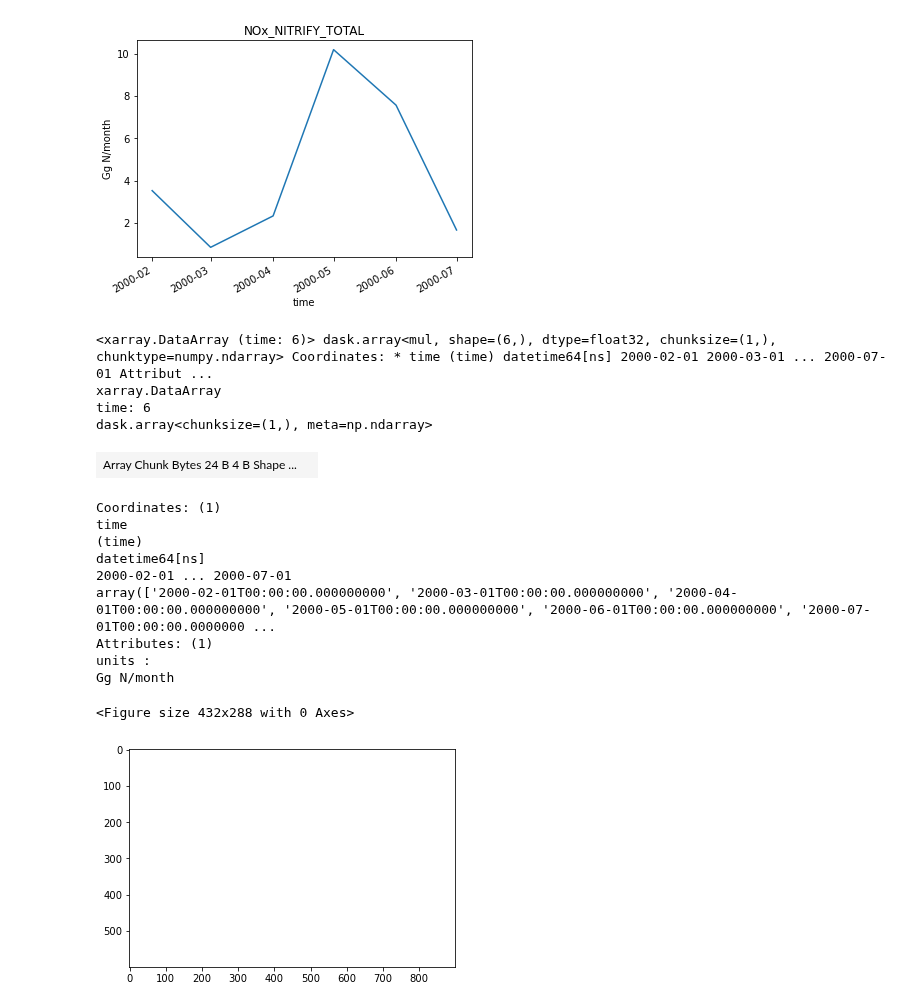
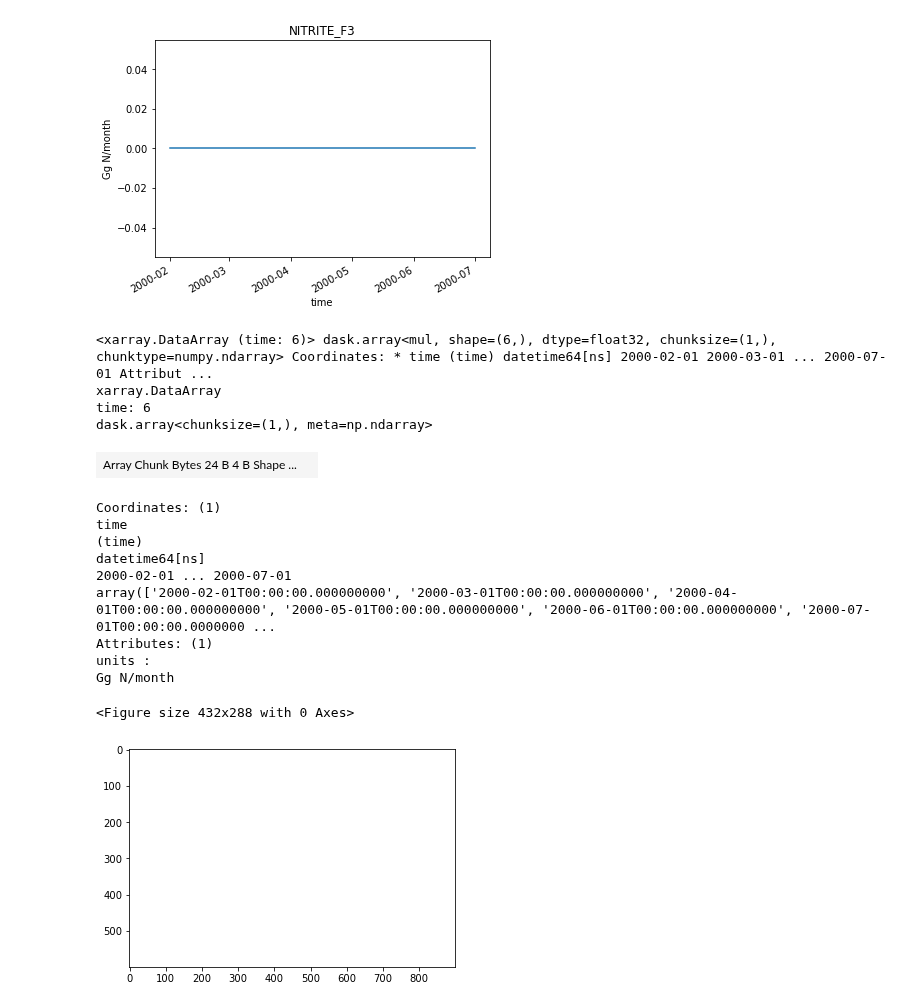
Before and after one commit to jinmuluo/pymaps, a Jupyter notebook: time_series.ipynb, the cells around one changed output. Cells and saved outputs as stored; diff of their text form; code cells hidden in the pictures.

```diff
--- a/time_series.ipynb
+++ b/time_series.ipynb
@@ -9,9 +9,9 @@ import pandas as pd
 from datetime import date, timedelta
 from dateutil.relativedelta import relativedelta
 # %%
-case = "fanv3_2th"
+case = "fanv3_3th"
 path = "/glade/scratch/jinmuluo/archive/" + case + "/lnd/hist/"
-h = 'h2'
+h = 'h1'
 start_date = date(2000, 1, 1)
 end_date = date(2000, 6, 1)
 delta = end_date - start_date
@@ -181,9 +115,9 @@ def regional_plot(ds, field, coords, show=False):
         plt.show()
     return rp
 # %%
-tot_plot(ds=dsCLM, field=choose_field(h)[3], show=True, savefig=True)
+tot_plot(ds=dsCLM, field=choose_field(h)[9], show=True, savefig=False)
 # %% [output]
-[figure, old version]
+[figure, new version]
 <xarray.DataArray (time: 6)> dask.array<mul, shape=(6,), dtype=float32, chunksize=(1,), chunktype=numpy.ndarray> Coordinates: * time (time) datetime64[ns] 2000-02-01 2000-03-01 ... 2000-07-01 Attribut ...
 xarray.DataArray
 time: 6
```
Also changed, not shown: parts of 2 cells of this notebook.
